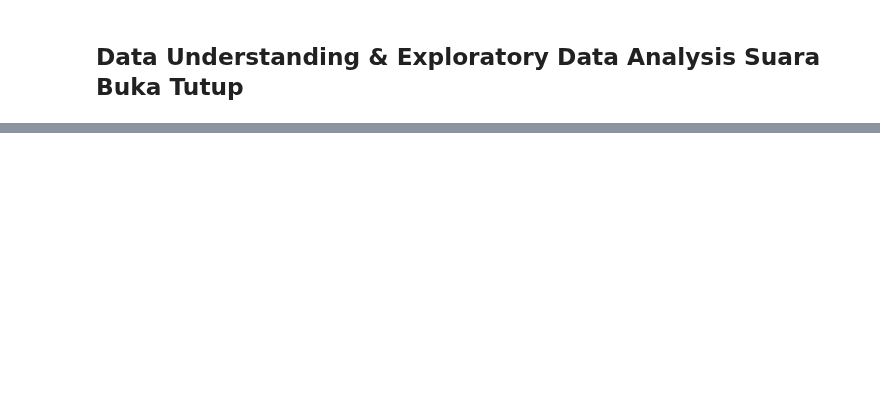
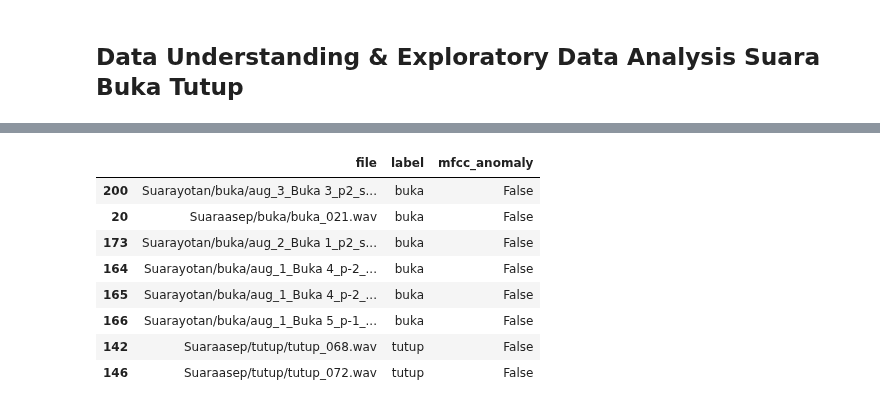
Before and after one commit to Yotan123/psd, a Jupyter notebook: _sources/Suara.ipynb, the cells around one changed output, grey strips where cells are left out. Saved outputs shown, nothing was run; the diff lists cells and outputs as text; code cells hidden in the pictures; blank space fills up the shorter version.

```diff
--- a/_sources/Suara.ipynb
+++ b/_sources/Suara.ipynb
@@ -139,0 +203,83 @@ Sample rate unik: [48000]
+# %%
+from scipy import stats
+import librosa
+import numpy as np
+import pandas as pd
+import os
+
+# Fungsi untuk memuat file audio mono
+def load_mono(fp):
+    try:
+        y, sr = librosa.load(fp, sr=None, mono=True)
+        return y, sr
+    except Exception as e:
+        print(f"Fail load {fp}: {e}")
+        return np.array([]), None
+
+# Pastikan audio_stats sudah ada atau membangunnya
+if 'audio_stats' not in globals() or not isinstance(audio_stats, pd.DataFrame):
+    try:
+        # Pastikan audio_stats berisi hasil dari analisis audio
+        audio_stats = analyze_audio_stats_multi(DATASET_DIRS)
+    except Exception as e:
+        print(f"Failed to build audio_stats: {e}")
+        audio_stats = pd.DataFrame(columns=['file','label','sr','duration','dataset'])
+
+# Salin data audio_stats untuk diproses
+base_stats = audio_stats.copy()
+
+# Fungsi untuk mendeteksi anomali berdasarkan MFCC
+def mfcc_anomaly(df, n_mfcc=13, z_thresh=3.0):
+    if df.empty:
+        df = df.copy()
+        df['mfcc_anomaly'] = pd.Series(dtype=bool)
+        return df
+
+    mfcc_means = []  # Menyimpan rata-rata MFCC
+    for idx, row in df.iterrows():
+        fp = row.get('file', None)
+        if not fp or not os.path.exists(fp):
+            mfcc_means.append(np.full(n_mfcc, np.nan))
+            continue
+        try:
+            # Memuat file audio mono dan menghitung MFCC
+            y, sr = load_mono(fp)
+            if sr is None or len(y) < 2:
+                mfcc_means.append(np.full(n_mfcc, np.nan))
+                continue
+            mf = librosa.feature.mfcc(y=y, sr=sr, n_mfcc=n_mfcc)
+            mfcc_means.append(np.mean(mf, axis=1))  # Mengambil rata-rata MFCC per file
+        except Exception:
+            mfcc_means.append(np.full(n_mfcc, np.nan))  # Jika gagal, masukkan NaN
+
+    # Gabungkan rata-rata MFCC ke dalam dataframe
+    M = np.vstack(mfcc_means)  # Stack data MFCC
+    mf_df = pd.DataFrame(M, columns=[f"mfcc_mean_{i+1}" for i in range(M.shape[1])])
+    combined = pd.concat([df.reset_index(drop=True), mf_df], axis=1)  # Gabungkan dengan data original
+
+    # Hitung Z-score untuk mendeteksi anomali
+    z = np.abs(stats.zscore(mf_df.fillna(mf_df.mean()), nan_policy='omit'))  # Ganti NaN dengan rata-rata
+    z_any = np.any(z > z_thresh, axis=1)  # Deteksi anomali jika z-score lebih tinggi dari threshold
+    combined['mfcc_anomaly'] = z_any  # Tandai anomali
+
+    return combined
+
+# Deteksi anomali MFCC
+qc = mfcc_anomaly(base_stats)
+
+# Ambil 8 contoh data yang dianalisis (atau sesuaikan jumlahnya)
+n = min(8, len(qc))
+if n > 0:
+    display(qc[['file', 'label', 'mfcc_anomaly']].sample(n))
+else:
+    print("qc kosong — tidak ada file untuk dianalisis")
+# %% [output]
+|  | file | label | mfcc_anomaly |
+| 200 | Suarayotan/buka/aug_3_Buka 3_p2_s... | buka | False |
+| 20 | Suaraasep/buka/buka_021.wav | buka | False |
+| 173 | Suarayotan/buka/aug_2_Buka 1_p2_s... | buka | False |
+| 164 | Suarayotan/buka/aug_1_Buka 4_p-2_... | buka | False |
+| 165 | Suarayotan/buka/aug_1_Buka 4_p-2_... | buka | False |
+| 166 | Suarayotan/buka/aug_1_Buka 5_p-1_... | buka | False |
+| 142 | Suaraasep/tutup/tutup_068.wav | tutup | False |
+| 146 | Suaraasep/tutup/tutup_072.wav | tutup | False |
```
Also changed, not shown: parts of 9 cells of this notebook, 12 other files.
